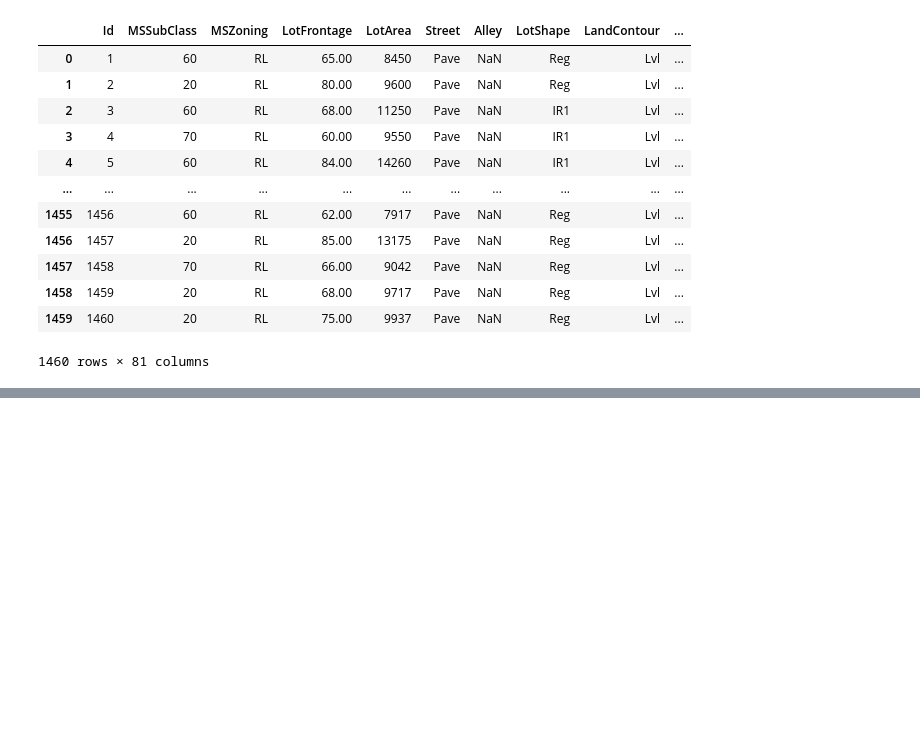
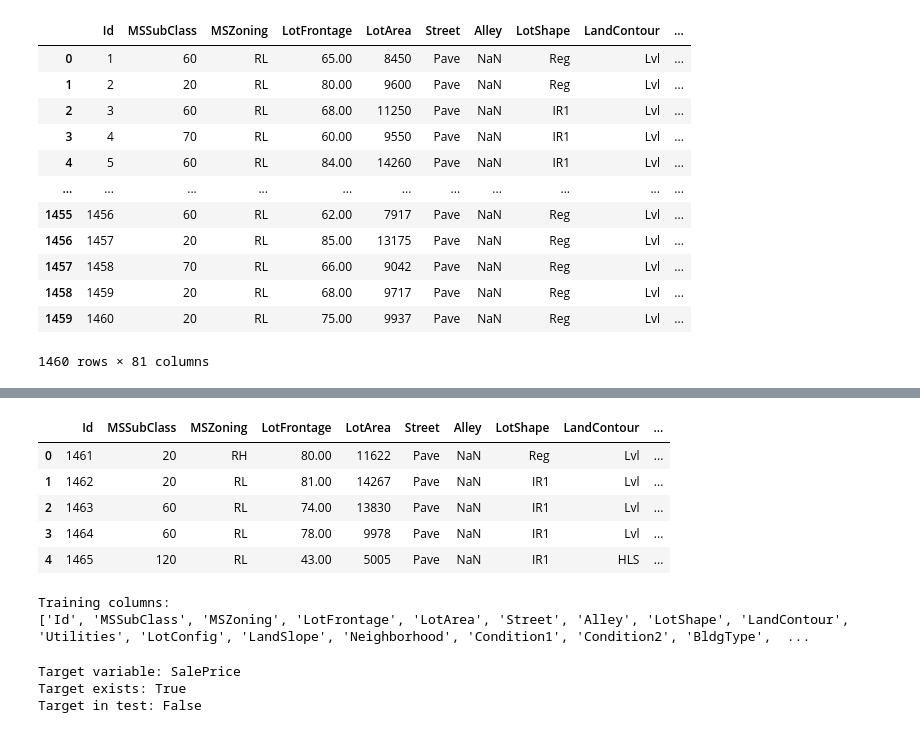
Before and after one commit to AJKossi/machine-learning-zoomcamp, a Jupyter notebook: midterm_project-usa_house_pricing_prediction/notebooks/notebook.ipynb, the cells around one changed output, grey strips where cells are left out. Drawn from its saved outputs; the diff is of its cells as text; code cells hidden in the pictures; blank space fills up the shorter version.

```diff
--- a/midterm_project-usa_house_pricing_prediction/notebooks/notebook.ipynb
+++ b/midterm_project-usa_house_pricing_prediction/notebooks/notebook.ipynb
@@ -104,0 +134,25 @@ df_train
+# %%
+df_test.head()
+# %% [output]
+|  | Id | MSSubClass | MSZoning | LotFrontage | LotArea | Street | Alley | LotShape | LandContour | ... |
+| 0 | 1461 | 20 | RH | 80.00 | 11622 | Pave | NaN | Reg | Lvl | ... |
+| 1 | 1462 | 20 | RL | 81.00 | 14267 | Pave | NaN | IR1 | Lvl | ... |
+| 2 | 1463 | 60 | RL | 74.00 | 13830 | Pave | NaN | IR1 | Lvl | ... |
+| 3 | 1464 | 60 | RL | 78.00 | 9978 | Pave | NaN | IR1 | Lvl | ... |
+| 4 | 1465 | 120 | RL | 43.00 | 5005 | Pave | NaN | IR1 | HLS | ... |
+# %%
+print("Training columns:")
+print(df_train.columns.tolist())
+# %% [output]
+Training columns:
+['Id', 'MSSubClass', 'MSZoning', 'LotFrontage', 'LotArea', 'Street', 'Alley', 'LotShape', 'LandContour', 'Utilities', 'LotConfig', 'LandSlope', 'Neighborhood', 'Condition1', 'Condition2', 'BldgType',  ...
+# %%
+TARGET = "SalePrice"
+
+print("Target variable:", TARGET)
+print("Target exists:", TARGET in df_train.columns)
+print("Target in test:", TARGET in df_test.columns)
+# %% [output]
+Target variable: SalePrice
+Target exists: True
+Target in test: False
```
Also changed, not shown: parts of 2 cells of this notebook.
